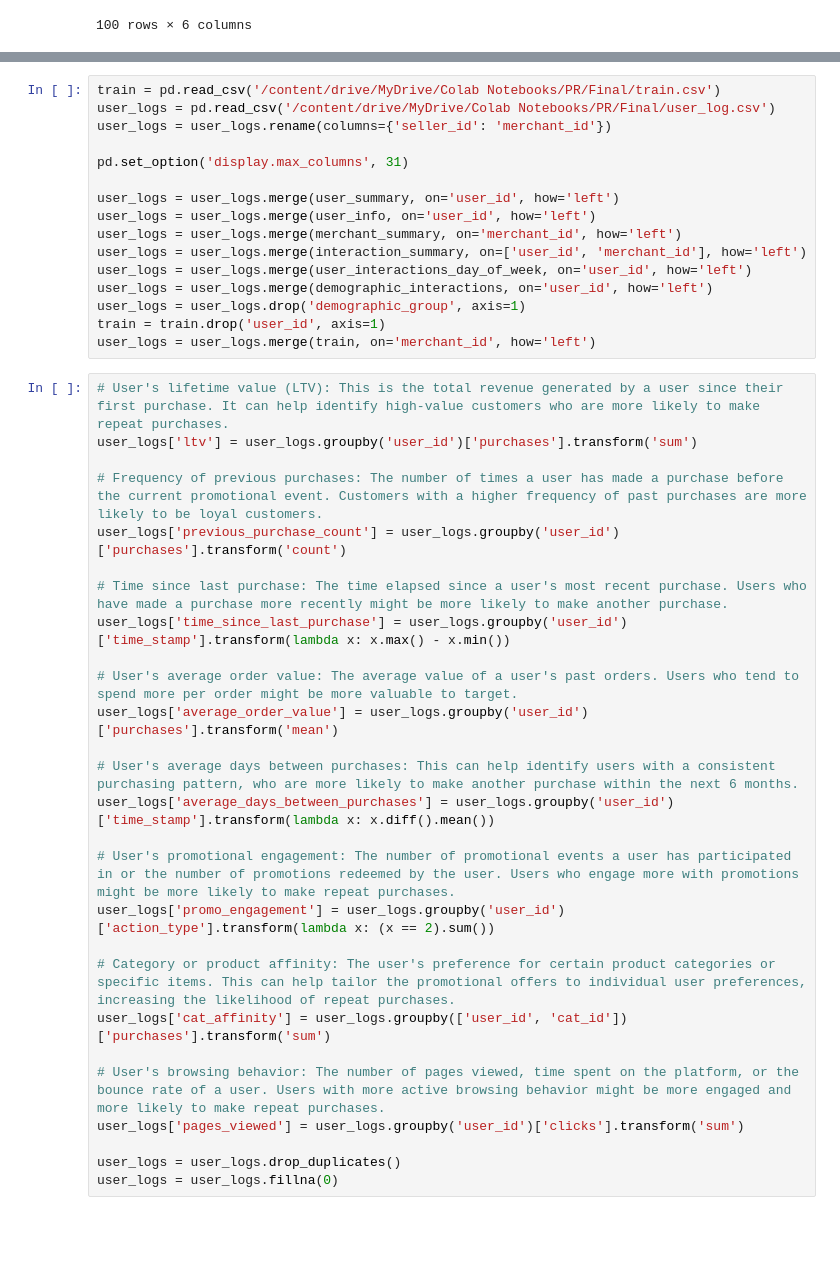
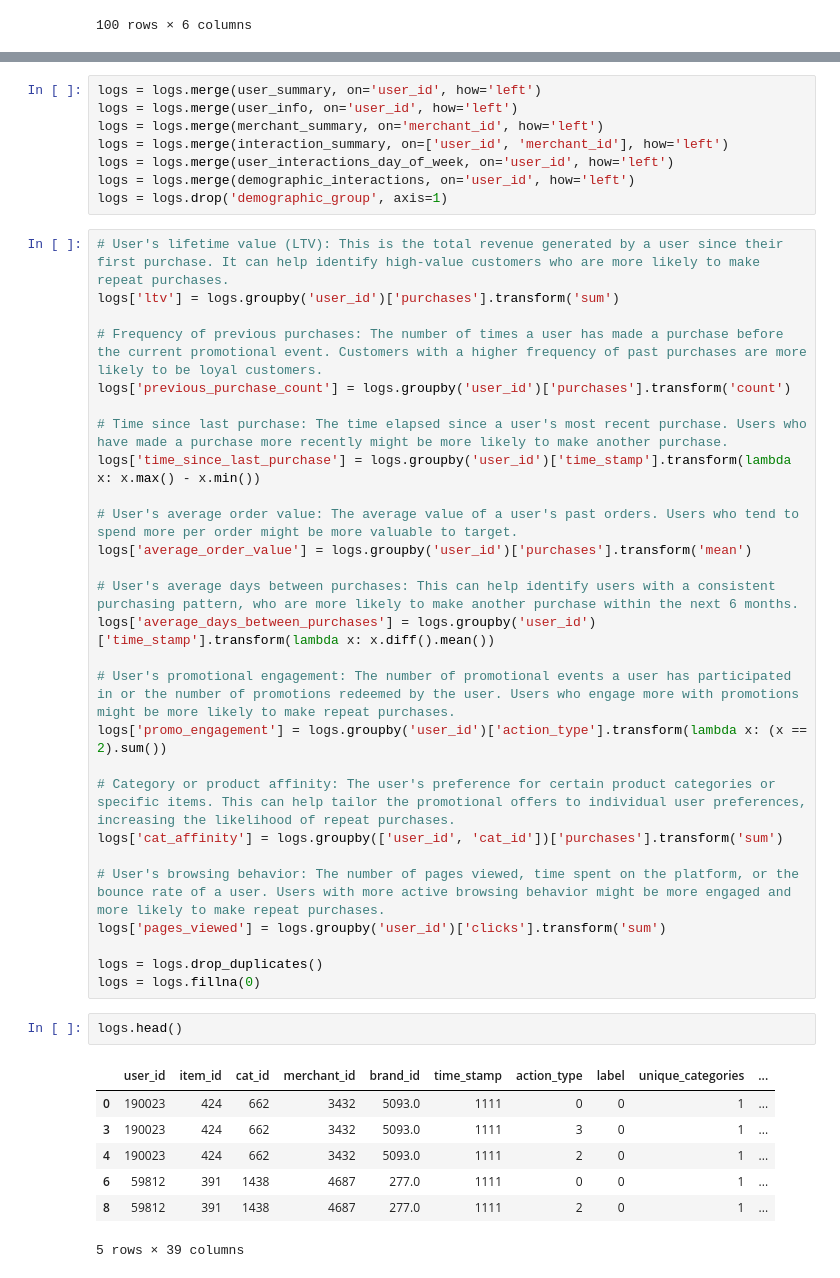
Before and after one commit to CaptainComputer1/CECS550Project, a Jupyter notebook: Features.ipynb, the cells around one changed output, grey strips where cells are left out. Drawn from its saved outputs; the diff is of its cells as text; blank space fills up the shorter version.

Commit message:
Finalized feature engineering, created report, and updated to crrent train file

```diff
--- a/Features.ipynb
+++ b/Features.ipynb
@@ -242,45 +243,47 @@ Values:
 Name: label, dtype: int64
 # %%
-train = pd.read_csv('/content/drive/MyDrive/Colab Notebooks/PR/Final/train.csv')
-user_logs = pd.read_csv('/content/drive/MyDrive/Colab Notebooks/PR/Final/user_log.csv')
-user_logs = user_logs.rename(columns={'seller_id': 'merchant_id'})
-
-pd.set_option('display.max_columns', 31)
-
-user_logs = user_logs.merge(user_summary, on='user_id', how='left')
-user_logs = user_logs.merge(user_info, on='user_id', how='left')
-user_logs = user_logs.merge(merchant_summary, on='merchant_id', how='left')
-user_logs = user_logs.merge(interaction_summary, on=['user_id', 'merchant_id'], how='left')
-user_logs = user_logs.merge(user_interactions_day_of_week, on='user_id', how='left')
-user_logs = user_logs.merge(demographic_interactions, on='user_id', how='left')
-user_logs = user_logs.drop('demographic_group', axis=1)
-train = train.drop('user_id', axis=1)
-user_logs = user_logs.merge(train, on='merchant_id', how='left')
+logs = logs.merge(user_summary, on='user_id', how='left')
+logs = logs.merge(user_info, on='user_id', how='left')
+logs = logs.merge(merchant_summary, on='merchant_id', how='left')
+logs = logs.merge(interaction_summary, on=['user_id', 'merchant_id'], how='left')
+logs = logs.merge(user_interactions_day_of_week, on='user_id', how='left')
+logs = logs.merge(demographic_interactions, on='user_id', how='left')
+logs = logs.drop('demographic_group', axis=1)
 # %%
 # User's lifetime value (LTV): This is the total revenue generated by a user since their first purchase. It can help identify high-value customers who are more likely to make repeat purchases.
-user_logs['ltv'] = user_logs.groupby('user_id')['purchases'].transform('sum')
+logs['ltv'] = logs.groupby('user_id')['purchases'].transform('sum')
 
 # Frequency of previous purchases: The number of times a user has made a purchase before the current promotional event. Customers with a higher frequency of past purchases are more likely to be loyal customers.
-user_logs['previous_purchase_count'] = user_logs.groupby('user_id')['purchases'].transform('count')
+logs['previous_purchase_count'] = logs.groupby('user_id')['purchases'].transform('count')
 
 # Time since last purchase: The time elapsed since a user's most recent purchase. Users who have made a purchase more recently might be more likely to make another purchase.
-user_logs['time_since_last_purchase'] = user_logs.groupby('user_id')['time_stamp'].transform(lambda x: x.max() - x.min())
+logs['time_since_last_purchase'] = logs.groupby('user_id')['time_stamp'].transform(lambda x: x.max() - x.min())
 
 # User's average order value: The average value of a user's past orders. Users who tend to spend more per order might be more valuable to target.
-user_logs['average_order_value'] = user_logs.groupby('user_id')['purchases'].transform('mean')
+logs['average_order_value'] = logs.groupby('user_id')['purchases'].transform('mean')
 
 # User's average days between purchases: This can help identify users with a consistent purchasing pattern, who are more likely to make another purchase within the next 6 months.
-user_logs['average_days_between_purchases'] = user_logs.groupby('user_id')['time_stamp'].transform(lambda x: x.diff().mean())
+logs['average_days_between_purchases'] = logs.groupby('user_id')['time_stamp'].transform(lambda x: x.diff().mean())
 
 # User's promotional engagement: The number of promotional events a user has participated in or the number of promotions redeemed by the user. Users who engage more with promotions might be more likely to make repeat purchases.
-user_logs['promo_engagement'] = user_logs.groupby('user_id')['action_type'].transform(lambda x: (x == 2).sum())
+logs['promo_engagement'] = logs.groupby('user_id')['action_type'].transform(lambda x: (x == 2).sum())
 
 # Category or product affinity: The user's preference for certain product categories or specific items. This can help tailor the promotional offers to individual user preferences, increasing the likelihood of repeat purchases.
-user_logs['cat_affinity'] = user_logs.groupby(['user_id', 'cat_id'])['purchases'].transform('sum')
+logs['cat_affinity'] = logs.groupby(['user_id', 'cat_id'])['purchases'].transform('sum')
 
 # User's browsing behavior: The number of pages viewed, time spent on the platform, or the bounce rate of a user. Users with more active browsing behavior might be more engaged and more likely to make repeat purchases.
-user_logs['pages_viewed'] = user_logs.groupby('user_id')['clicks'].transform('sum')
+logs['pages_viewed'] = logs.groupby('user_id')['clicks'].transform('sum')
 
-user_logs = user_logs.drop_duplicates()
-user_logs = user_logs.fillna(0)
+logs = logs.drop_duplicates()
+logs = logs.fillna(0)
+# %%
+logs.head()
+# %% [output]
+|  | user_id | item_id | cat_id | merchant_id | brand_id | time_stamp | action_type | label | unique_categories | ... |
+| 0 | 190023 | 424 | 662 | 3432 | 5093.0 | 1111 | 0 | 0 | 1 | ... |
+| 3 | 190023 | 424 | 662 | 3432 | 5093.0 | 1111 | 3 | 0 | 1 | ... |
+| 4 | 190023 | 424 | 662 | 3432 | 5093.0 | 1111 | 2 | 0 | 1 | ... |
+| 6 | 59812 | 391 | 1438 | 4687 | 277.0 | 1111 | 0 | 0 | 1 | ... |
+| 8 | 59812 | 391 | 1438 | 4687 | 277.0 | 1111 | 2 | 0 | 1 | ... |
+5 rows × 39 columns
 # %%
```
Also changed, not shown: parts of 3 cells of this notebook, 3 other files.
